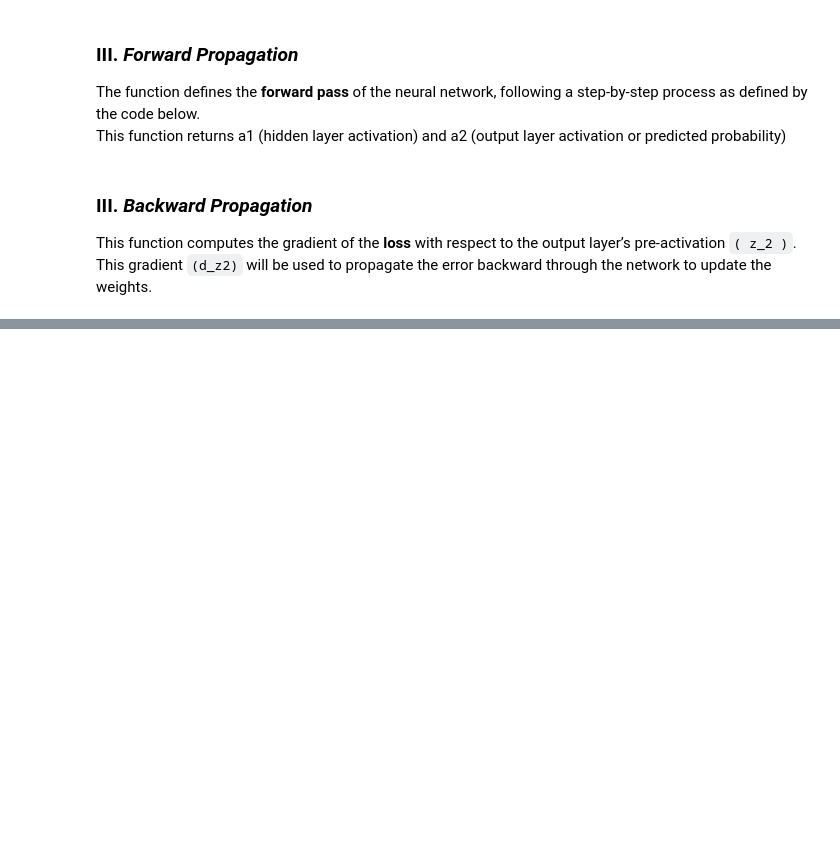
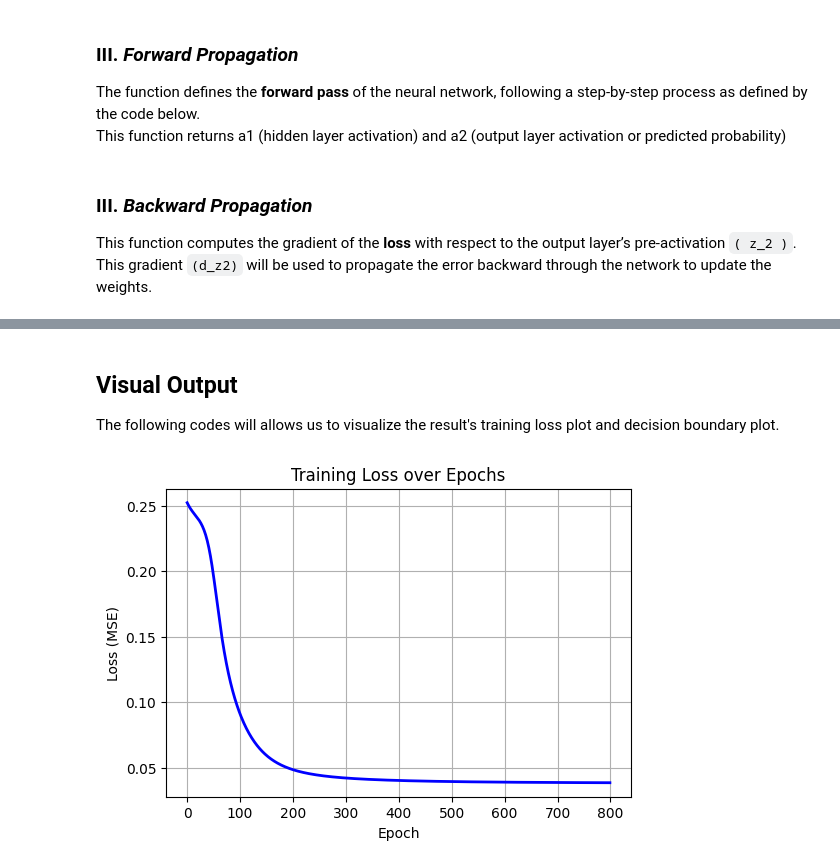
Before and after one commit to bbeecue/group_activity01, a Jupyter notebook: groupactivity_01.ipynb, the cells around one changed output, grey strips where cells are left out. Saved outputs shown, nothing was run; the diff lists cells and outputs as text; code cells hidden in the pictures; blank space fills up the shorter version.

```diff
--- a/groupactivity_01.ipynb
+++ b/groupactivity_01.ipynb
@@ -170,0 +189,28 @@ def backward(y):
+# %%
+for epoch in range(epochs):
+    # calls forward() to compute hidden and output activations (a1, a2).
+    a1,a2 = forward(X_train)
+
+    # calculate loss using MSE
+    loss = np.mean((y_train - a2) ** 2)
+    losses.append(loss)
+
+    # store result from backward propagation function
+    d_z2 = backward(y_train)
+
+    dW2 = np.dot(a1.T, d_z2) / len(X_train)
+    db2 = np.mean(d_z2, axis=0, keepdims=True)
+
+    d_a1 = np.dot(d_z2, W2.T)
+    d_z1 = d_a1 * relu_derivative(a1)
+    dW1 = np.dot(X_train.T, d_z1) / len(X_train)
+    db1 = np.mean(d_z1, axis=0, keepdims=True)
+
+    # update parameters
+    W1 -= lr * dW1
+    b1 -= lr * db1
+    W2 -= lr * dW2
+    b2 -= lr * db2
+
+    if (epoch + 1) % 100 == 0:
+        print(f"Epoch {epoch+1}/{epochs} - Loss: {loss:.6f}")
@@ -170,0 +251,14 @@ def backward(y):
+# %% [markdown]
+## **Visual Output**
+The following codes will allows us to visualize the result's training loss plot and decision boundary plot.
+# %%
+
+plt.figure(figsize=(6,4))
+plt.plot(losses, color='blue', linewidth=2)
+plt.title("Training Loss over Epochs")
+plt.xlabel("Epoch")
+plt.ylabel("Loss (MSE)")
+plt.grid(True)
+plt.show()
+# %% [output]
+[figure, added]
```
Also changed, not shown: parts of 10 cells of this notebook.
